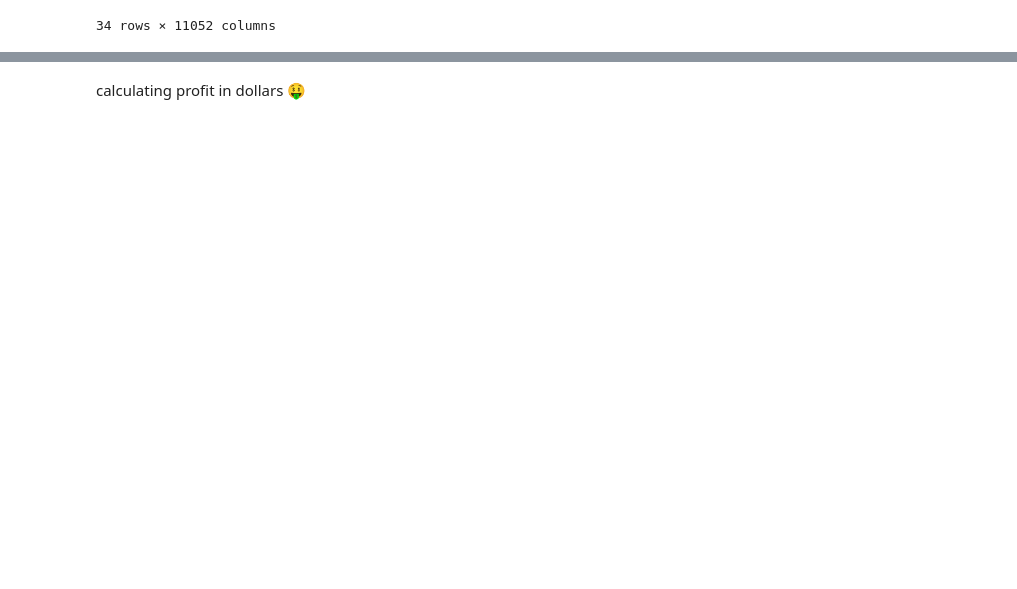
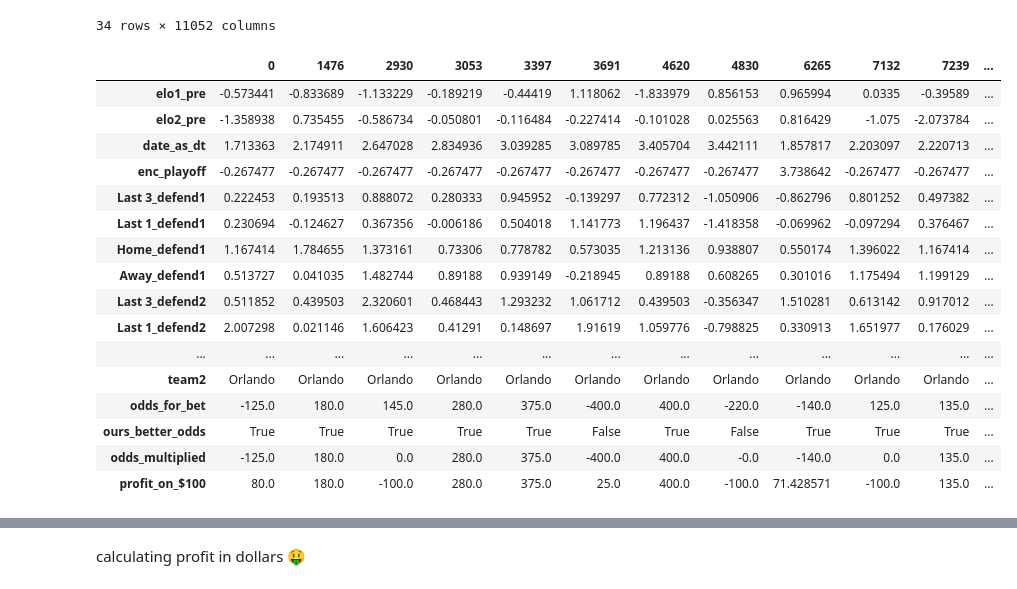
Before and after one commit to batyaamericus/whats_for_dinner, a Jupyter notebook: model/greater_model.ipynb, the cells around one changed output, grey strips where cells are left out. Saved outputs shown, nothing was run; the diff lists cells and outputs as text; code cells hidden in the pictures; blank space fills up the shorter version.

```diff
--- a/model/greater_model.ipynb
+++ b/model/greater_model.ipynb
@@ -529,3 +529,23 @@ def cal_ours_better_odds(row):
         return odds_better2
 # %%
 results['ours_better_odds'] = results.apply(cal_ours_better_odds, axis=1)
+# %%
+results[(results['team1'] == 'Brooklyn') & (results['team2'] == 'Orlando')].T
+# %% [output]
+|  | 0 | 1476 | 2930 | 3053 | 3397 | 3691 | 4620 | 4830 | 6265 | 7132 | 7239 | ... |
+| elo1_pre | -0.573441 | -0.833689 | -1.133229 | -0.189219 | -0.44419 | 1.118062 | -1.833979 | 0.856153 | 0.965994 | 0.0335 | -0.39589 | ... |
+| elo2_pre | -1.358938 | 0.735455 | -0.586734 | -0.050801 | -0.116484 | -0.227414 | -0.101028 | 0.025563 | 0.816429 | -1.075 | -2.073784 | ... |
+| date_as_dt | 1.713363 | 2.174911 | 2.647028 | 2.834936 | 3.039285 | 3.089785 | 3.405704 | 3.442111 | 1.857817 | 2.203097 | 2.220713 | ... |
+| enc_playoff | -0.267477 | -0.267477 | -0.267477 | -0.267477 | -0.267477 | -0.267477 | -0.267477 | -0.267477 | 3.738642 | -0.267477 | -0.267477 | ... |
+| Last 3_defend1 | 0.222453 | 0.193513 | 0.888072 | 0.280333 | 0.945952 | -0.139297 | 0.772312 | -1.050906 | -0.862796 | 0.801252 | 0.497382 | ... |
+| Last 1_defend1 | 0.230694 | -0.124627 | 0.367356 | -0.006186 | 0.504018 | 1.141773 | 1.196437 | -1.418358 | -0.069962 | -0.097294 | 0.376467 | ... |
+| Home_defend1 | 1.167414 | 1.784655 | 1.373161 | 0.73306 | 0.778782 | 0.573035 | 1.213136 | 0.938807 | 0.550174 | 1.396022 | 1.167414 | ... |
+| Away_defend1 | 0.513727 | 0.041035 | 1.482744 | 0.89188 | 0.939149 | -0.218945 | 0.89188 | 0.608265 | 0.301016 | 1.175494 | 1.199129 | ... |
+| Last 3_defend2 | 0.511852 | 0.439503 | 2.320601 | 0.468443 | 1.293232 | 1.061712 | 0.439503 | -0.356347 | 1.510281 | 0.613142 | 0.917012 | ... |
+| Last 1_defend2 | 2.007298 | 0.021146 | 1.606423 | 0.41291 | 0.148697 | 1.91619 | 1.059776 | -0.798825 | 0.330913 | 1.651977 | 0.176029 | ... |
+| ... | ... | ... | ... | ... | ... | ... | ... | ... | ... | ... | ... | ... |
+| team2 | Orlando | Orlando | Orlando | Orlando | Orlando | Orlando | Orlando | Orlando | Orlando | Orlando | Orlando | ... |
+| odds_for_bet | -125.0 | 180.0 | 145.0 | 280.0 | 375.0 | -400.0 | 400.0 | -220.0 | -140.0 | 125.0 | 135.0 | ... |
+| ours_better_odds | True | True | True | True | True | False | True | False | True | True | True | ... |
+| odds_multiplied | -125.0 | 180.0 | 0.0 | 280.0 | 375.0 | -400.0 | 400.0 | -0.0 | -140.0 | 0.0 | 135.0 | ... |
+| profit_on_$100 | 80.0 | 180.0 | -100.0 | 280.0 | 375.0 | 25.0 | 400.0 | -100.0 | 71.428571 | -100.0 | 135.0 | ... |
```
Also changed, not shown: parts of 7 cells of this notebook, 2 other files.
